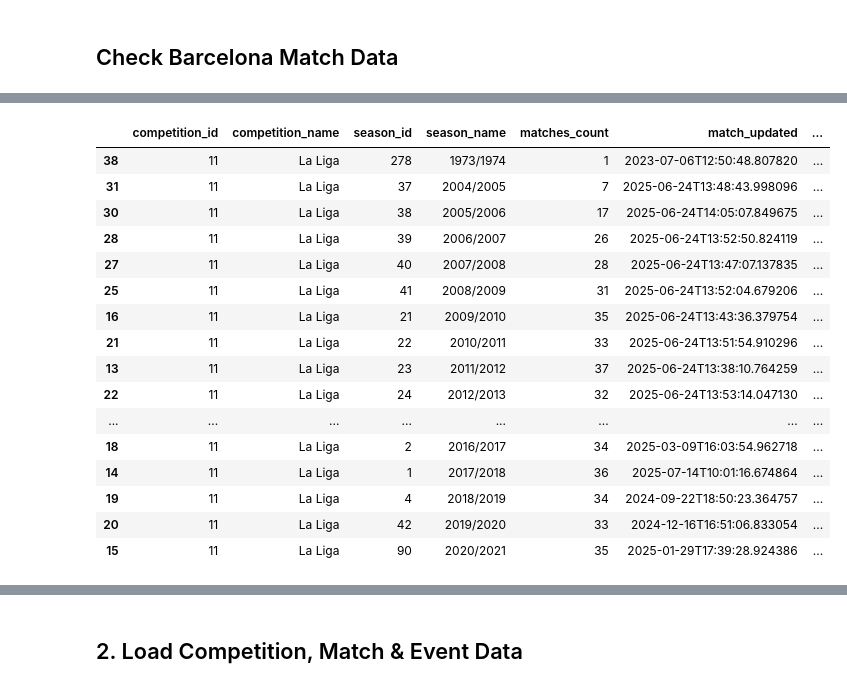
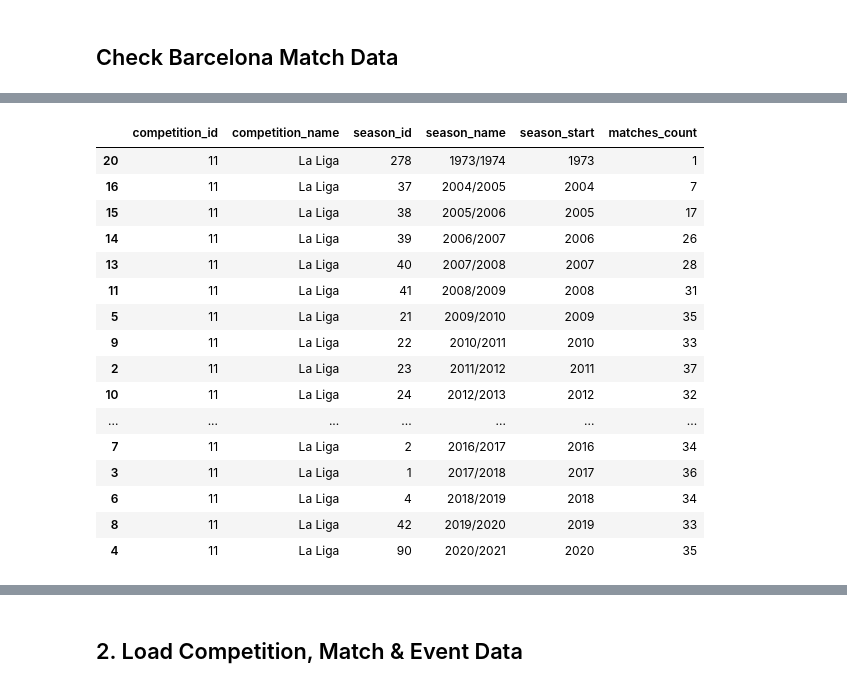
Before and after one commit to vickyfriss/Football-analytics, a Jupyter notebook: 202604 - 3 - Analysing Barcelona Evolution Through Pass Clustering Visualisations.ipynb, the cells around one changed output, grey strips where cells are left out. Saved outputs shown, nothing was run; the diff lists cells and outputs as text; code cells hidden in the pictures.

```diff
--- a/202604 - 3 - Analysing Barcelona Evolution Through Pass Clustering Visualisations.ipynb
+++ b/202604 - 3 - Analysing Barcelona Evolution Through Pass Clustering Visualisations.ipynb
@@ -56,7 +56,10 @@ pd.set_option('display.width', None)
 
 # Call statsbomb API to get all free competitions, then check Women's comps
 free_comps = sb.competitions()
-men_comps = free_comps[free_comps['competition_gender'] == 'male']
-men_comps
+spain_men_comps = free_comps[
+    (free_comps['competition_gender'] == 'male') &
+    (free_comps['country_name'] == 'Spain')
+]
+spain_men_comps
 # %% [output]
 |  | competition_id | season_id | country_name | competition_name | competition_gender | competition_youth | ... |
@@ -81,7 +84,7 @@ men_comps
 match_counts = []
 
 # Loop over each competition_id + season_id
-for comp_id, season_id in zip(men_comps['competition_id'], men_comps['season_id']):
+for comp_id, season_id in zip(spain_men_comps['competition_id'], spain_men_comps['season_id']):
     # Count actual matches
     try:
         matches = sb.matches(competition_id=comp_id, season_id=season_id)
@@ -101,36 +104,40 @@ match_counts_df = pd.DataFrame(match_counts)
 # Join metadata from men_comps
 metadata_cols = ['competition_id', 'season_id', 'competition_name', 'season_name',
                  'match_updated', 'match_updated_360', 'match_available_360', 'match_available']
-match_counts_df = match_counts_df.merge(men_comps[metadata_cols], on=['competition_id', 'season_id'], how='left')
+match_counts_df = match_counts_df.merge(spain_men_comps[metadata_cols], on=['competition_id', 'season_id'], how='left')
 
 # Sort by actual matches
 match_counts_df.sort_values('matches_count', ascending=False, inplace=True)
 match_counts_df.reset_index(drop=True, inplace=True)
 # %%
-import pandas as pd
+pd.set_option('display.max_rows', None)
+pd.set_option('display.max_columns', None )
 
-pd.set_option('display.max_rows', None)
-pd.set_option('display.max_columns', None)
+match_counts_df["season_start"] = (
+    match_counts_df["season_name"]
+    .str.split("/")
+    .str[0]
+    .astype(int)
+)
 
 match_counts_df[match_counts_df['competition_id'] == 11
-][['competition_id', 'competition_name', 'season_id', 'season_name',
-   'matches_count', 'match_updated', 'match_updated_360',
-   'match_available_360', 'match_available']].sort_values(by='season_name')
+][['competition_id', 'competition_name', 'season_id', 'season_name', 'season_start',
+   'matches_count']].sort_values(by='season_name')
 # %% [output]
-|  | competition_id | competition_name | season_id | season_name | matches_count | match_updated | ... |
-| 38 | 11 | La Liga | 278 | 1973/1974 | 1 | 2023-07-06T12:50:48.807820 | ... |
-| 31 | 11 | La Liga | 37 | 2004/2005 | 7 | 2025-06-24T13:48:43.998096 | ... |
-| 30 | 11 | La Liga | 38 | 2005/2006 | 17 | 2025-06-24T14:05:07.849675 | ... |
-| 28 | 11 | La Liga | 39 | 2006/2007 | 26 | 2025-06-24T13:52:50.824119 | ... |
-| 27 | 11 | La Liga | 40 | 2007/2008 | 28 | 2025-06-24T13:47:07.137835 | ... |
-| 25 | 11 | La Liga | 41 | 2008/2009 | 31 | 2025-06-24T13:52:04.679206 | ... |
-| 16 | 11 | La Liga | 21 | 2009/2010 | 35 | 2025-06-24T13:43:36.379754 | ... |
-| 21 | 11 | La Liga | 22 | 2010/2011 | 33 | 2025-06-24T13:51:54.910296 | ... |
-| 13 | 11 | La Liga | 23 | 2011/2012 | 37 | 2025-06-24T13:38:10.764259 | ... |
-| 22 | 11 | La Liga | 24 | 2012/2013 | 32 | 2025-06-24T13:53:14.047130 | ... |
-| ... | ... | ... | ... | ... | ... | ... | ... |
-| 18 | 11 | La Liga | 2 | 2016/2017 | 34 | 2025-03-09T16:03:54.962718 | ... |
-| 14 | 11 | La Liga | 1 | 2017/2018 | 36 | 2025-07-14T10:01:16.674864 | ... |
-| 19 | 11 | La Liga | 4 | 2018/2019 | 34 | 2024-09-22T18:50:23.364757 | ... |
-| 20 | 11 | La Liga | 42 | 2019/2020 | 33 | 2024-12-16T16:51:06.833054 | ... |
-| 15 | 11 | La Liga | 90 | 2020/2021 | 35 | 2025-01-29T17:39:28.924386 | ... |
+|  | competition_id | competition_name | season_id | season_name | season_start | matches_count |
+| 20 | 11 | La Liga | 278 | 1973/1974 | 1973 | 1 |
+| 16 | 11 | La Liga | 37 | 2004/2005 | 2004 | 7 |
+| 15 | 11 | La Liga | 38 | 2005/2006 | 2005 | 17 |
+| 14 | 11 | La Liga | 39 | 2006/2007 | 2006 | 26 |
+| 13 | 11 | La Liga | 40 | 2007/2008 | 2007 | 28 |
+| 11 | 11 | La Liga | 41 | 2008/2009 | 2008 | 31 |
+| 5 | 11 | La Liga | 21 | 2009/2010 | 2009 | 35 |
+| 9 | 11 | La Liga | 22 | 2010/2011 | 2010 | 33 |
+| 2 | 11 | La Liga | 23 | 2011/2012 | 2011 | 37 |
+| 10 | 11 | La Liga | 24 | 2012/2013 | 2012 | 32 |
+| ... | ... | ... | ... | ... | ... | ... |
+| 7 | 11 | La Liga | 2 | 2016/2017 | 2016 | 34 |
+| 3 | 11 | La Liga | 1 | 2017/2018 | 2017 | 36 |
+| 6 | 11 | La Liga | 4 | 2018/2019 | 2018 | 34 |
+| 8 | 11 | La Liga | 42 | 2019/2020 | 2019 | 33 |
+| 4 | 11 | La Liga | 90 | 2020/2021 | 2020 | 35 |
```
Also changed, not shown: parts of 8 cells of this notebook.
